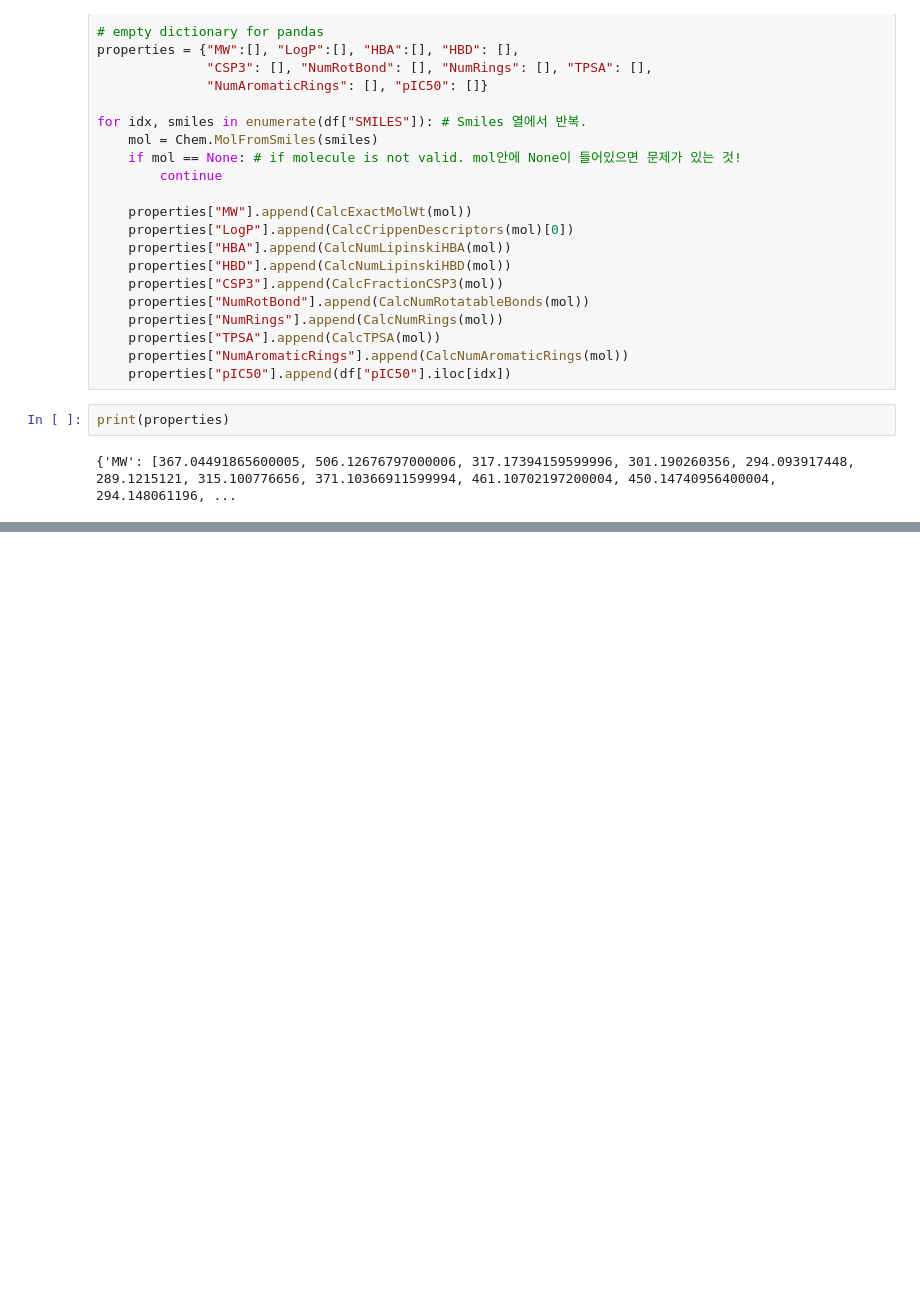
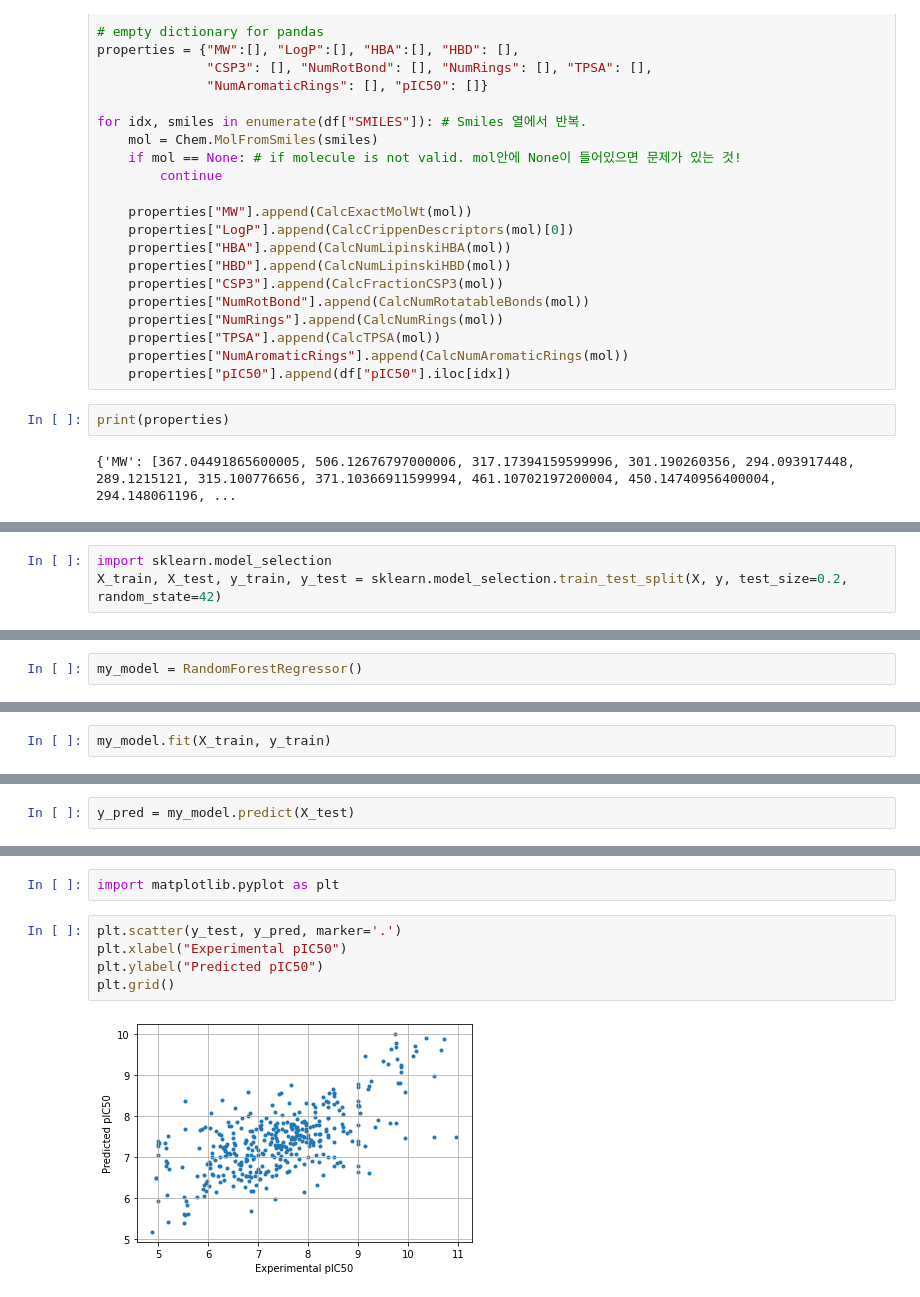
Before and after one commit to JLee823/2023-1st-AI-assisted-drug-discovery-SNU, a Jupyter notebook: Week1_Quick_start_Introduction_to_machine_learning_for_drug_discovery_2023_1st_SNU.ipynb, the cells around one changed output, grey strips where cells are left out. Cells and saved outputs as stored; diff of their text form; blank space fills up the shorter version.

```diff
--- a/Week1_Quick_start_Introduction_to_machine_learning_for_drug_discovery_2023_1st_SNU.ipynb
+++ b/Week1_Quick_start_Introduction_to_machine_learning_for_drug_discovery_2023_1st_SNU.ipynb
@@ -210,0 +281,3 @@ print(properties)
+# %%
+import sklearn.model_selection
+X_train, X_test, y_train, y_test = sklearn.model_selection.train_test_split(X, y, test_size=0.2, random_state=42)
@@ -210,0 +357,2 @@ print(properties)
+# %%
+my_model = RandomForestRegressor()
@@ -210,0 +362,2 @@ print(properties)
+# %%
+my_model.fit(X_train, y_train)
@@ -210,0 +375,2 @@ print(properties)
+# %%
+y_pred = my_model.predict(X_test)
@@ -210,0 +401,9 @@ print(properties)
+# %%
+import matplotlib.pyplot as plt
+# %%
+plt.scatter(y_test, y_pred, marker='.')
+plt.xlabel("Experimental pIC50")
+plt.ylabel("Predicted pIC50")
+plt.grid()
+# %% [output]
+[figure, added]
```
Also changed, not shown: parts of 26 cells of this notebook.
